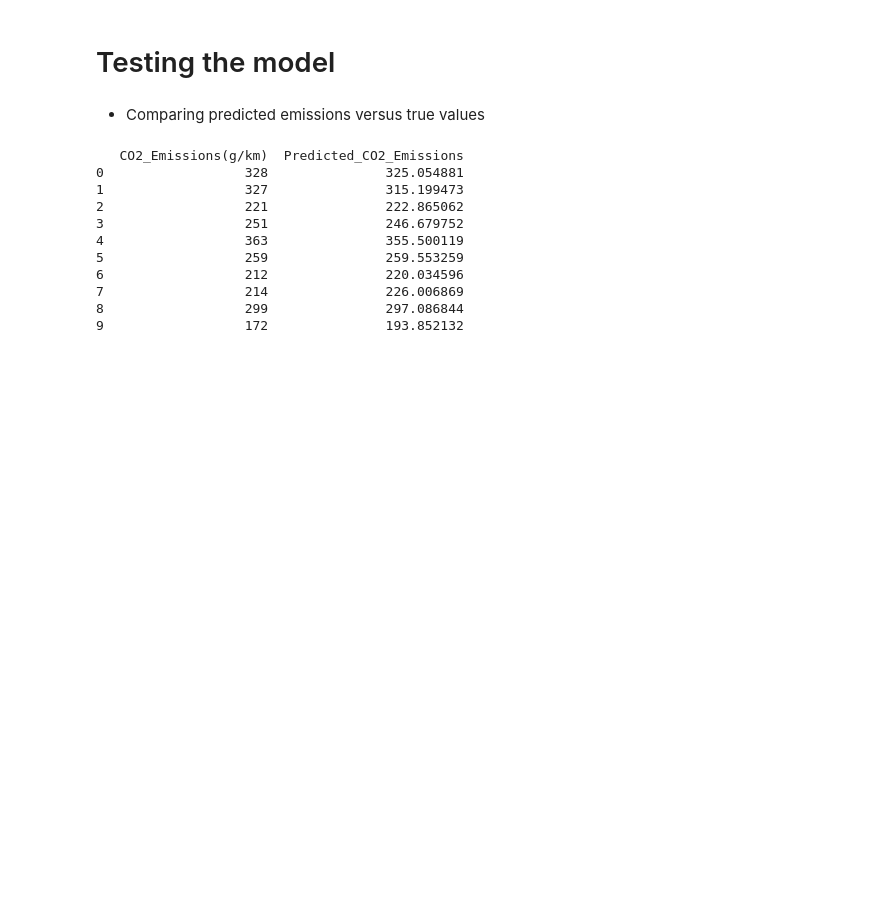
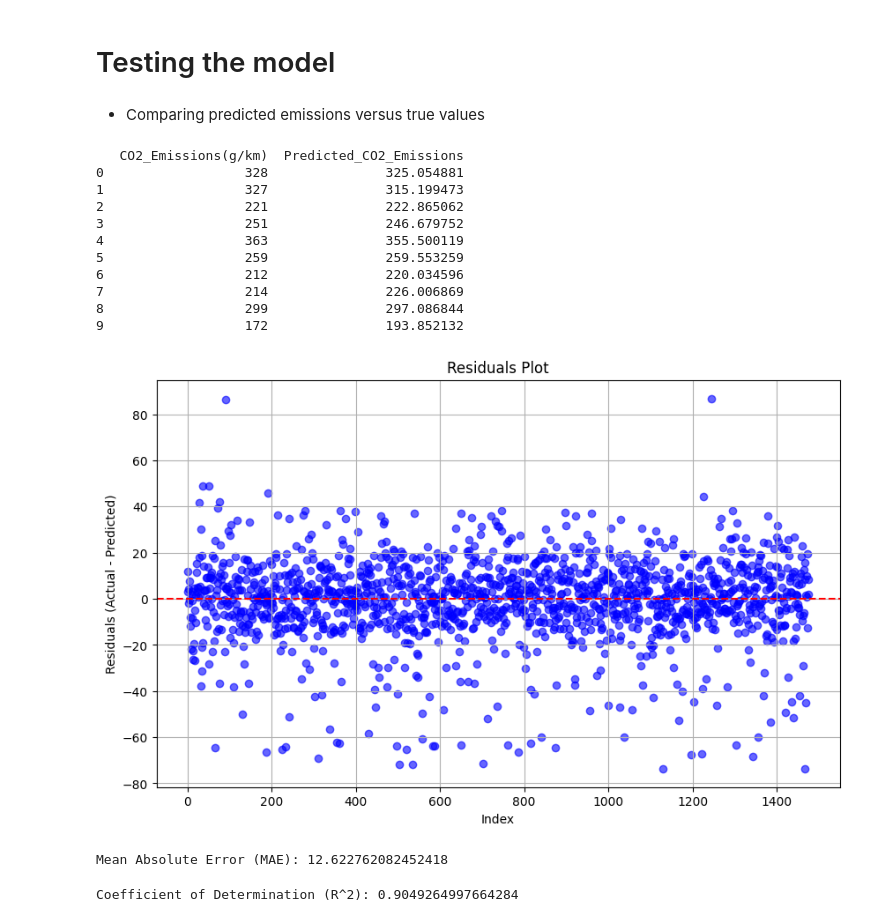
Before and after one commit to timid-angel/co2-emissions-prediction-model, a Jupyter notebook: Vectorized_Implementation.ipynb, the cells around one changed output. Cells and saved outputs as stored; diff of their text form; code cells hidden in the pictures; blank space fills up the shorter version.

Commit message:
added residual graph

```diff
--- a/Vectorized_Implementation.ipynb
+++ b/Vectorized_Implementation.ipynb
@@ -222,3 +222,48 @@ print(results_df[['CO2_Emissions(g/km)', 'Predicted_CO2_Emissions']].head(10))
 7                  214               226.006869
 8                  299               297.086844
 9                  172               193.852132
+# %%
+
+results_df['Residuals'] = results_df['CO2_Emissions(g/km)'] - results_df['Predicted_CO2_Emissions']
+
+# Plot the residuals
+plt.figure(figsize=(10, 6))
+plt.scatter(results_df.index, results_df['Residuals'], color='blue', alpha=0.6)
+plt.axhline(y=0, color='red', linestyle='--')  # Horizontal line at 0
+plt.title('Residuals Plot')
+plt.xlabel('Index')
+plt.ylabel('Residuals (Actual - Predicted)')
+plt.grid()
+plt.show()
+# %% [output]
+[figure, added]
+# %%
+
+
+
+results_df['Absolute_Error'] = abs(results_df['CO2_Emissions(g/km)'] - results_df['Predicted_CO2_Emissions'])
+
+mae = results_df['Absolute_Error'].mean()
+
+print(f'Mean Absolute Error (MAE): {mae}')
+# %% [output]
+Mean Absolute Error (MAE): 12.622762082452418
+# %%
+import pandas as pd
+
+mean_actual = results_df['CO2_Emissions(g/km)'].mean()
+
+
+SS_tot = ((results_df['CO2_Emissions(g/km)'] - mean_actual) ** 2).sum()
+
+
+results_df['Residuals'] = results_df['CO2_Emissions(g/km)'] - results_df['Predicted_CO2_Emissions']
+
+
+SS_res = (results_df['Residuals'] ** 2).sum()
+
+R_squared = 1 - (SS_res / SS_tot)
+
+print(f'Coefficient of Determination (R^2): {R_squared}')
+# %% [output]
+Coefficient of Determination (R^2): 0.9049264997664284
```
